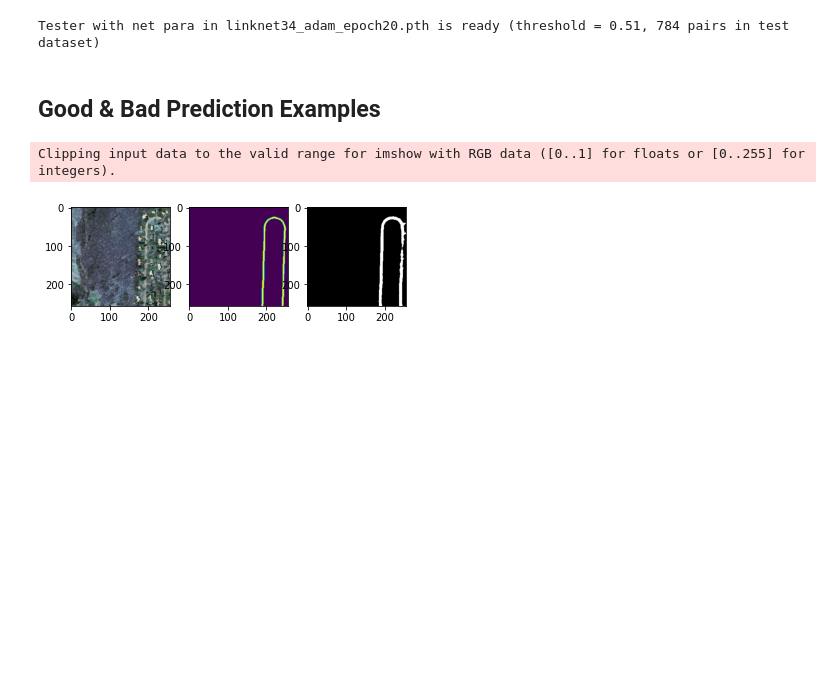
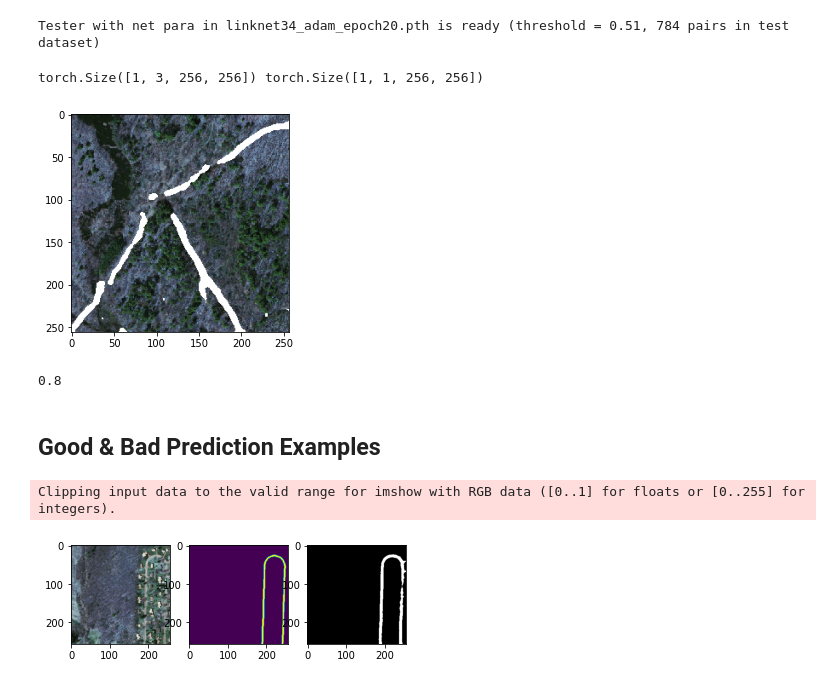
Before and after one commit to Ryanna-github/road-extraction, a Jupyter notebook: 2021-02-18_predict.ipynb, the cells around one changed output. Drawn from its saved outputs; the diff is of its cells as text; code cells hidden in the pictures; blank space fills up the shorter version.

Commit message:
get combined prediction result

```diff
--- a/2021-02-18_predict.ipynb
+++ b/2021-02-18_predict.ipynb
@@ -47,3 +43,8 @@ tt = tester.Tester(net = net,
                    dir_checkpoint = DIR_CHECKPOINT)
 # %% [output]
 Tester with net para in linknet34_adam_epoch20.pth is ready (threshold = 0.51, 784 pairs in test dataset)
+# %%
+img, lbl = next(iter(tt.test_loader))
+print(img.shape, lbl.shape)
+# %% [output]
+torch.Size([1, 3, 256, 256]) torch.Size([1, 1, 256, 256])
@@ -50,3 +60,11 @@ Tester with net para in linknet34_adam_epoch20.pth is ready (threshold = 0.51, 7
+# %%
+tt.test_one(img, lbl, show = True, combine = True, verbose = False, save_name = None);
+# %% [output]
+[figure, added]
+# %%
+change_tensor_to_plot(tt.img).max()
+# %% [output]
+0.8
 # %%
 tt.test_score()
 # %% [markdown]
```
Also changed, not shown: parts of 5 cells of this notebook, 2 other files.
